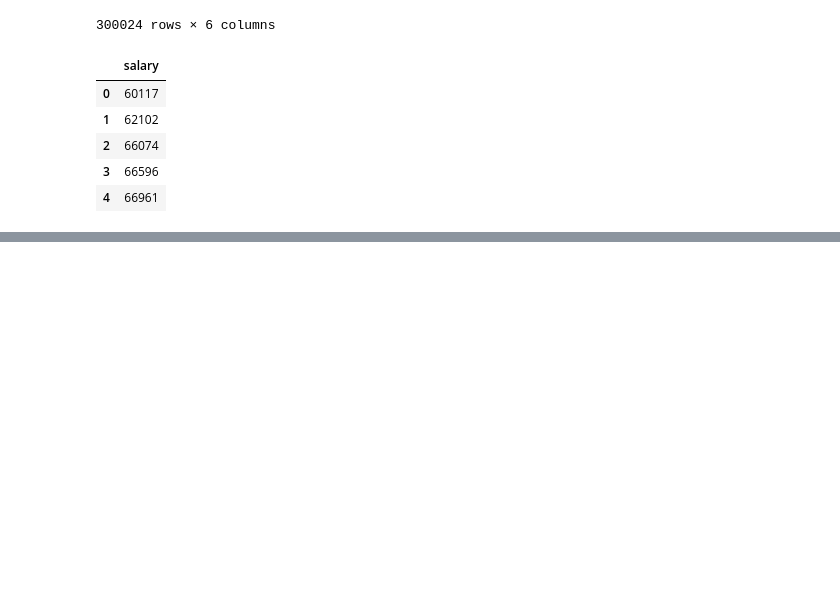
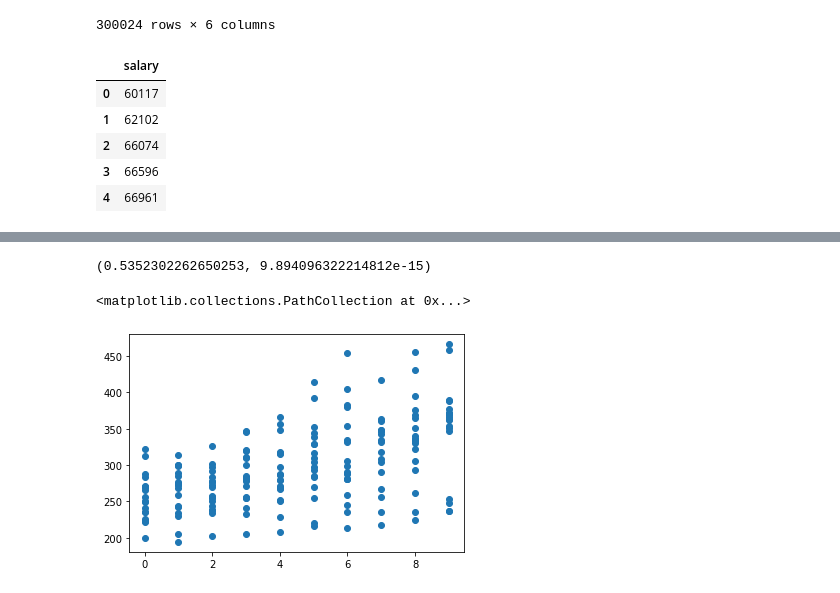
Before and after one commit to jamesallen0351/statistics-exercises, a Jupyter notebook: hypothesis_testing.ipynb, the cells around one changed output, grey strips where cells are left out. Cells and saved outputs as stored; diff of their text form; code cells hidden in the pictures; blank space fills up the shorter version.

```diff
--- a/hypothesis_testing.ipynb
+++ b/hypothesis_testing.ipynb
@@ -652,0 +711,6 @@ ValueError: x and y must have the same length.
+# %%
+from pydataset import data
+
+sleepstudy = data('sleepstudy')
+
+sleepstudy.head()
@@ -652,0 +724,13 @@ ValueError: x and y must have the same length.
+# %%
+x = sleepstudy.Days
+y = sleepstudy.Reaction
+
+corr, p = stats.pearsonr(x, y)
+corr, p
+# %% [output]
+(0.5352302262650253, 9.894096322214812e-15)
+# %%
+plt.scatter(x, y)
+# %% [output]
+<matplotlib.collections.PathCollection at 0x...>
+[figure, added]
```
Also changed, not shown: parts of 23 cells of this notebook.
